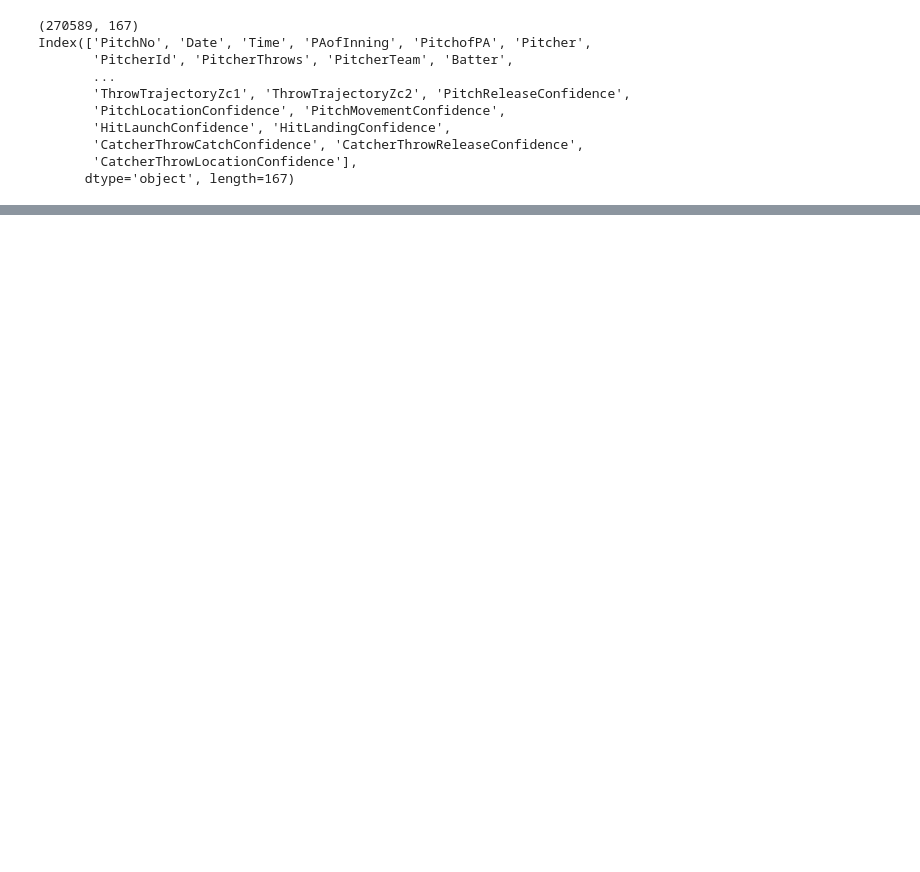
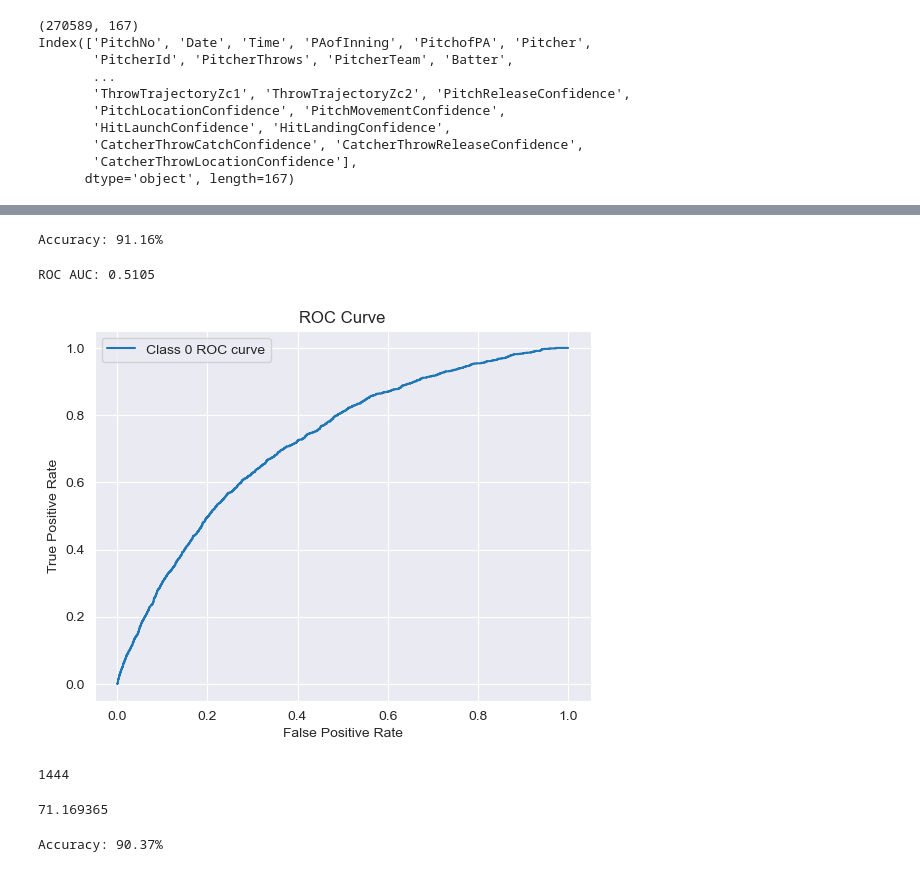
Before and after one commit to charlesbenfer/stuff_plus, a Jupyter notebook: data_analysis/four_seam_xgboost.ipynb, the cells around one changed output, grey strips where cells are left out. Saved outputs shown, nothing was run; the diff lists cells and outputs as text; code cells hidden in the pictures; blank space fills up the shorter version.

Commit message:
added four seam split stuff and cutter split stuff

```diff
--- a/data_analysis/four_seam_xgboost.ipynb
+++ b/data_analysis/four_seam_xgboost.ipynb
@@ -47,0 +58,5 @@ print(ffs.shape)
+# %%
+ffs_rr['whiff'] = np.where(ffs_rr['PitchCall']=='StrikeSwinging',1,0)
+ffs_rl['whiff'] = np.where(ffs_rl['PitchCall']=='StrikeSwinging',1,0)
+ffs_lr['whiff'] = np.where(ffs_lr['PitchCall']=='StrikeSwinging',1,0)
+ffs_ll['whiff'] = np.where(ffs_ll['PitchCall']=='StrikeSwinging',1,0)
@@ -47,0 +84,45 @@ print(ffs.shape)
+# %%
+preds = ['RelSpeed','VertRelAngle','HorzRelAngle','SpinRate','SpinAxis','RelHeight','RelSide','Extension','VertBreak','InducedVertBreak','HorzBreak','ZoneSpeed','VertApprAngle','HorzApprAngle','ZoneTime','pfxx','pfxz','x0','y0','z0','vx0','vy0','vz0','ax0','ay0','az0','SpeedDrop','PitchTrajectoryXc1','PitchTrajectoryXc2','PitchTrajectoryYc0','PitchTrajectoryYc1','PitchTrajectoryYc2','PitchTrajectoryZc0','PitchTrajectoryZc1','PitchTrajectoryZc2']
+# %%
+ffs_rr_X = ffs_rr[preds]
+ffs_rr_y = ffs_rr['whiff']
+# %%
+X_train, X_test, y_train, y_test = train_test_split(ffs_rr_X, ffs_rr_y, test_size=.33, random_state=25)
+
+model = XGBClassifier()
+model.fit(X_train, y_train)
+
+y_pred = model.predict(X_test)
+predictions = [round(value) for value in y_pred]
+
+accuracy = accuracy_score(y_test, predictions)
+print("Accuracy: %.2f%%" % (accuracy * 100.0))
+# %% [output]
+Accuracy: 91.16%
+# %%
+y_pred_prob = model.predict_proba(X_test)[:,1]
+roc_auc = roc_auc_score(y_test, predictions, multi_class='ovr')
+
+print(f'ROC AUC: {roc_auc:.4f}')
+
+# Plotting ROC Curve for one class (e.g., class 0)
+fpr, tpr, _ = roc_curve(y_test == 1, y_pred_prob)
+plt.plot(fpr, tpr, label='Class 0 ROC curve')
+plt.xlabel('False Positive Rate')
+plt.ylabel('True Positive Rate')
+plt.title('ROC Curve')
+plt.legend(loc='best')
+plt.show()
+# %% [output]
+ROC AUC: 0.5105
+[figure, added]
+# %%
+# Get unique values
+unique_values = ffs_rr['Pitcher'].unique()
+
+print(len(unique_values))
+
+# Create a dictionary to store subsets
+subsets = {value: ffs_rr[ffs_rr['Pitcher'] == value] for value in unique_values}
+# %% [output]
+1444
@@ -47,0 +145,4 @@ print(ffs.shape)
+# %%
+rr_ffs_stuff('Cijntje, Jurrangelo')
+# %% [output]
+71.169365
@@ -47,0 +152,13 @@ print(ffs.shape)
+# %%
+X_train, X_test, y_train, y_test = train_test_split(ffs_rl_X, ffs_rl_y, test_size=.33, random_state=25)
+
+model = XGBClassifier()
+model.fit(X_train, y_train)
+
+y_pred = model.predict(X_test)
+predictions = [round(value) for value in y_pred]
+
+accuracy = accuracy_score(y_test, predictions)
+print("Accuracy: %.2f%%" % (accuracy * 100.0))
+# %% [output]
+Accuracy: 90.37%
```
Also changed, not shown: parts of 19 cells of this notebook, 1 other file.
